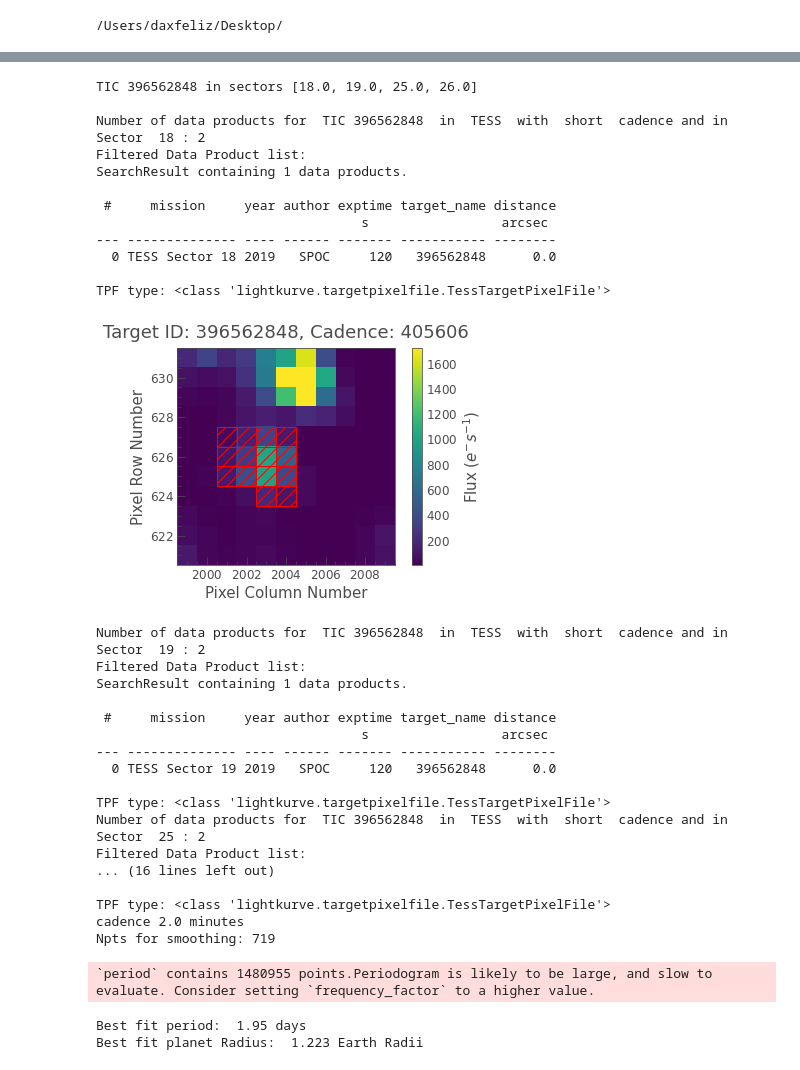
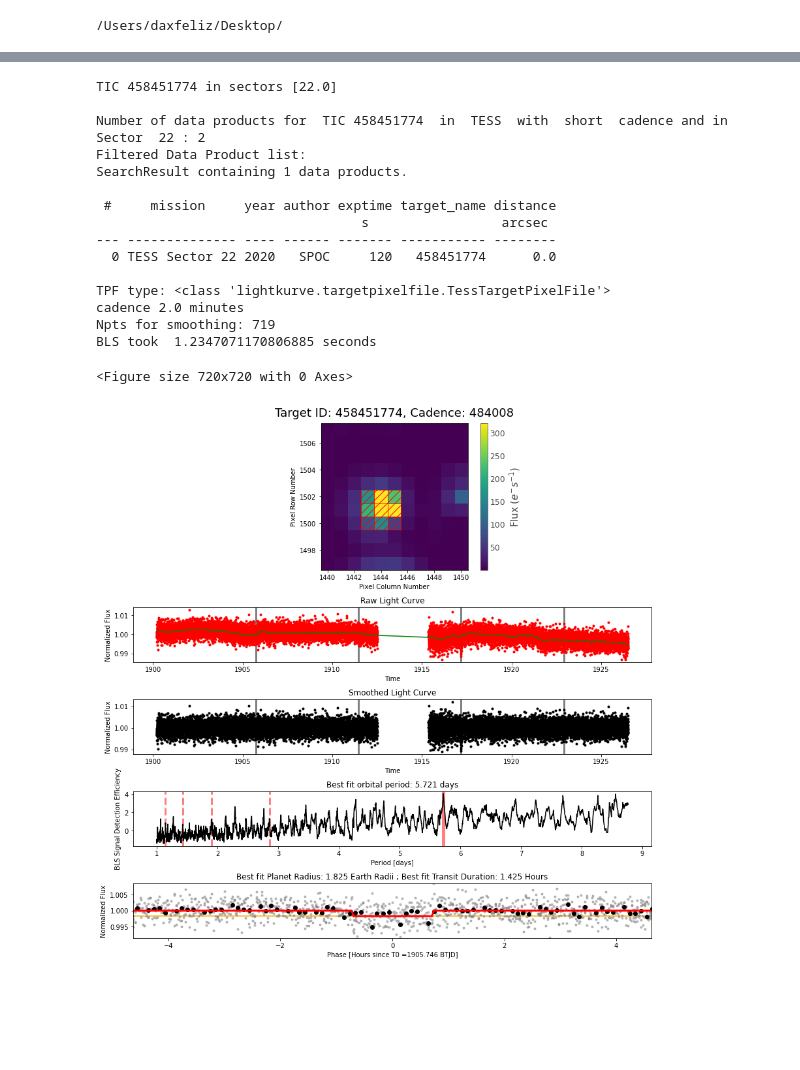
Before and after one commit to daxfeliz/SRMP_Project_2023, a Jupyter notebook: Planet Hunting from target list.ipynb, the cells around one changed output, grey strips where cells are left out. Saved outputs shown, nothing was run; the diff lists cells and outputs as text; code cells hidden in the pictures; blank space fills up the shorter version.

```diff
--- a/Planet Hunting from target list.ipynb
+++ b/Planet Hunting from target list.ipynb
@@ -69,55 +69,45 @@ Nfreq=0.5/1000
 import os
 cwd_path = os.getcwd()+'/SRMP_Planet_Hunting_Data/'
 cadence='short'
 
 #let's try a random few from this target list
-for x in range(1):#len(df)):
+for x in range(2,3):#len(df)):
     ID = str(df['TIC ID'][x])
     M_star = df['M_star'][x]
     R_star = df['R_star'][x]
     starname ='TIC '+ ID
     savepath= cwd_path+starname+'/'
     quarter_list=[]
     quarters=df['Observed Sectors [String]'][x].split(',')#[0]#.split(' ')
     for q in range(len(quarters)):
         quarter_list=np.append(quarter_list, int(quarters[q].split(' ')[-1]))
     quarter_list = list(quarter_list)
     print(starname,'in sectors',quarter_list)
     print('')
+#     try:
     lc = everything(savepath,starname, M_star,R_star,mission, quarter_list, cadence, \
            smoothing_window, Nsigma, minP, maxP, Nfreq)
+#     except TypeError as e:
+#         print('PROBLEM! SEE ERROR BELOW')
+#         print(e)
+#         print('PROBLEM! SEE ERROR ABOVE')
+#         continue
     print('')
 # %% [output]
-TIC 396562848 in sectors [18.0, 19.0, 25.0, 26.0]
+TIC 458451774 in sectors [22.0]
 
-Number of data products for  TIC 396562848  in  TESS  with  short  cadence and in Sector  18 : 2
+Number of data products for  TIC 458451774  in  TESS  with  short  cadence and in Sector  22 : 2
 Filtered Data Product list:
 SearchResult containing 1 data products.
 
  #     mission     year author exptime target_name distance
                                   s                 arcsec
 --- -------------- ---- ------ ------- ----------- --------
-  0 TESS Sector 18 2019   SPOC     120   396562848      0.0
+  0 TESS Sector 22 2020   SPOC     120   458451774      0.0
 
 TPF type: <class 'lightkurve.targetpixelfile.TessTargetPixelFile'>
+cadence 2.0 minutes
+Npts for smoothing: 719
+BLS took  1.2347071170806885 seconds
+<Figure size 720x720 with 0 Axes>
-[figure, old version]
+[figure, new version]
-Number of data products for  TIC 396562848  in  TESS  with  short  cadence and in Sector  19 : 2
-Filtered Data Product list:
-SearchResult containing 1 data products.
-
- #     mission     year author exptime target_name distance
-                                  s                 arcsec
---- -------------- ---- ------ ------- ----------- --------
-  0 TESS Sector 19 2019   SPOC     120   396562848      0.0
-
-TPF type: <class 'lightkurve.targetpixelfile.TessTargetPixelFile'>
-Number of data products for  TIC 396562848  in  TESS  with  short  cadence and in Sector  25 : 2
-Filtered Data Product list:
-... (16 lines left out)
-
-TPF type: <class 'lightkurve.targetpixelfile.TessTargetPixelFile'>
-cadence 2.0 minutes
-Npts for smoothing: 719
-`period` contains 1480955 points.Periodogram is likely to be large, and slow to evaluate. Consider setting `frequency_factor` to a higher value.
-Best fit period:  1.95 days
-Best fit planet Radius:  1.223 Earth Radii
```
Also changed, not shown: parts of 7 cells of this notebook.
